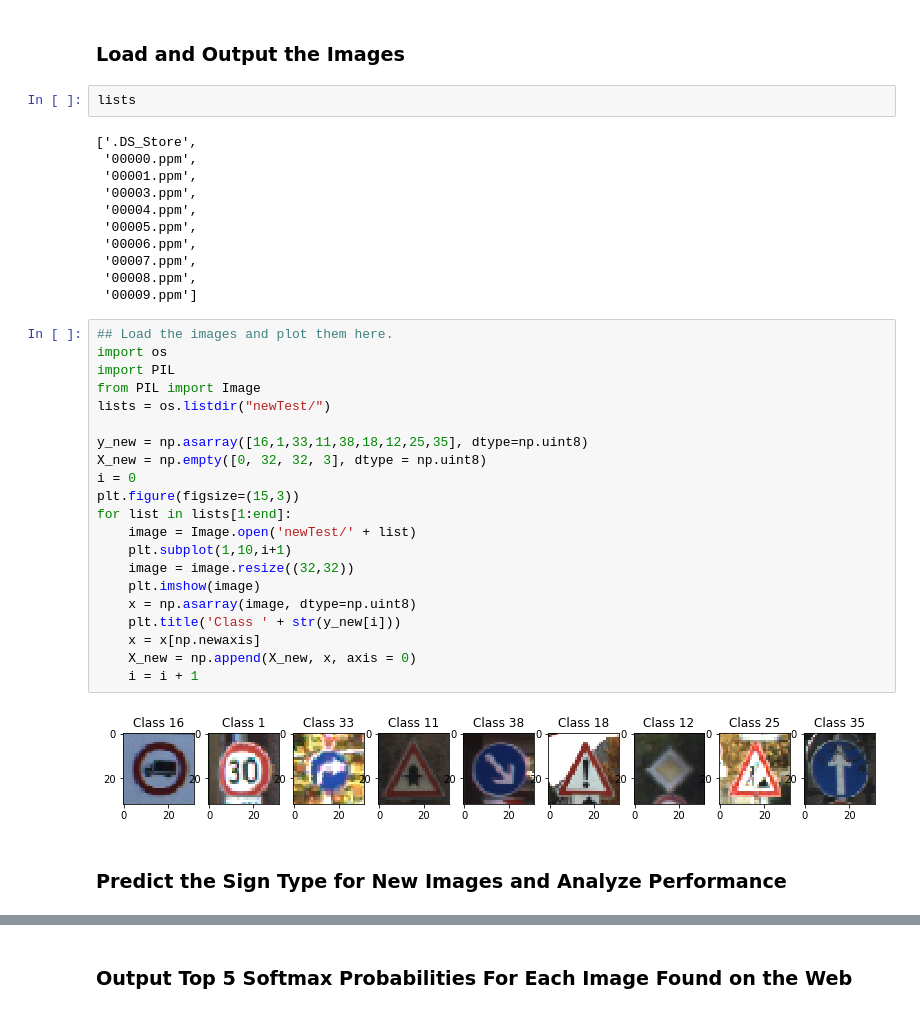
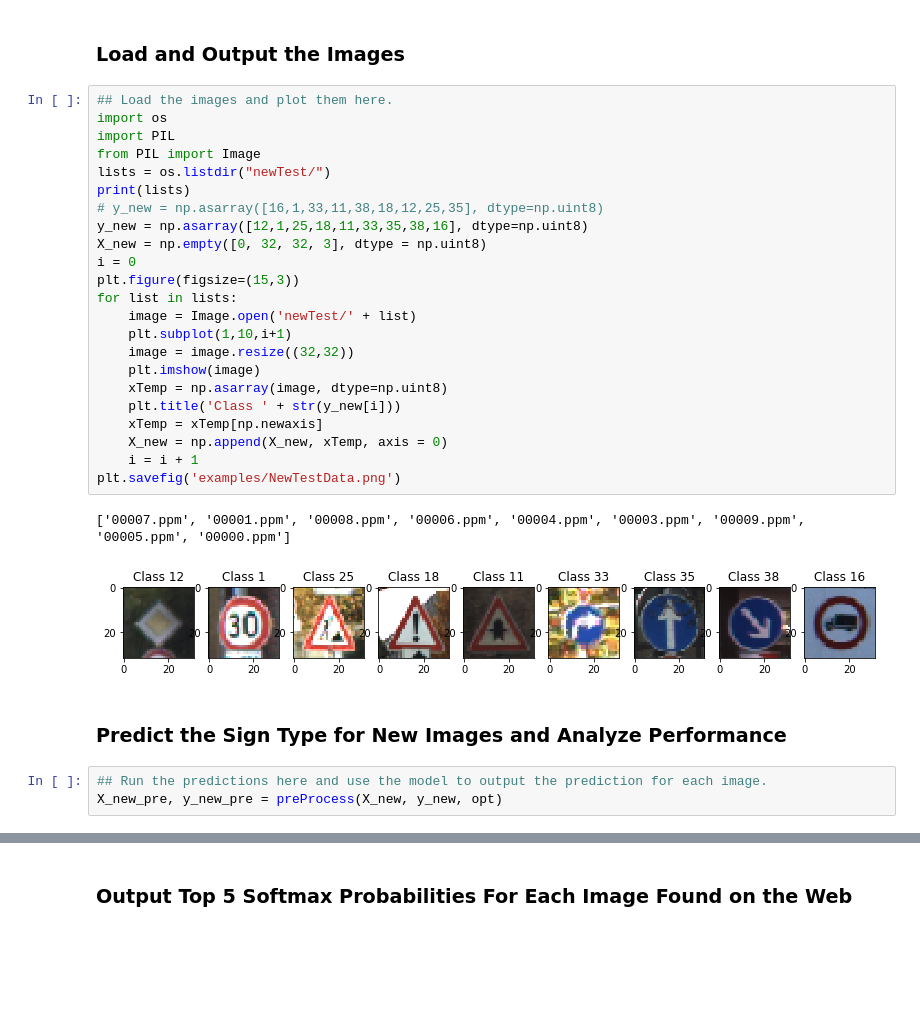
Before and after one commit to yichen-um/Traffic_Sign_Classification_CNN, a Jupyter notebook: Traffic_Sign_Classifier.ipynb, the cells around one changed output, grey strips where cells are left out. Cells and saved outputs as stored; diff of their text form; blank space fills up the shorter version.

```diff
--- a/Traffic_Sign_Classifier.ipynb
+++ b/Traffic_Sign_Classifier.ipynb
@@ -642,42 +702,35 @@ To give yourself more insight into how your model is working, download at least
 You may find `signnames.csv` useful as it contains mappings from the class id (integer) to the actual sign name.
 # %% [markdown]
 ### Load and Output the Images
-# %%
-lists
-# %% [output]
-['.DS_Store',
- '00000.ppm',
- '00001.ppm',
- '00003.ppm',
- '00004.ppm',
- '00005.ppm',
- '00006.ppm',
- '00007.ppm',
- '00008.ppm',
- '00009.ppm']
 # %%
 ## Load the images and plot them here.
 import os
 import PIL
 from PIL import Image
 lists = os.listdir("newTest/")
-
-y_new = np.asarray([16,1,33,11,38,18,12,25,35], dtype=np.uint8)
+print(lists)
+# y_new = np.asarray([16,1,33,11,38,18,12,25,35], dtype=np.uint8)
+y_new = np.asarray([12,1,25,18,11,33,35,38,16], dtype=np.uint8)
 X_new = np.empty([0, 32, 32, 3], dtype = np.uint8)
 i = 0
 plt.figure(figsize=(15,3))
-for list in lists[1:end]:
+for list in lists:
     image = Image.open('newTest/' + list)
     plt.subplot(1,10,i+1)
     image = image.resize((32,32))
     plt.imshow(image)
-    x = np.asarray(image, dtype=np.uint8)
+    xTemp = np.asarray(image, dtype=np.uint8)
     plt.title('Class ' + str(y_new[i]))
-    x = x[np.newaxis]
-    X_new = np.append(X_new, x, axis = 0)
+    xTemp = xTemp[np.newaxis]
+    X_new = np.append(X_new, xTemp, axis = 0)
     i = i + 1
+plt.savefig('examples/NewTestData.png')
 # %% [output]
+['00007.ppm', '00001.ppm', '00008.ppm', '00006.ppm', '00004.ppm', '00003.ppm', '00009.ppm', '00005.ppm', '00000.ppm']
-[figure, old version]
+[figure, new version]
 # %% [markdown]
 ### Predict the Sign Type for New Images and Analyze Performance
+# %%
+## Run the predictions here and use the model to output the prediction for each image.
+X_new_pre, y_new_pre = preProcess(X_new, y_new, opt)
 # %%
```
Also changed, not shown: parts of 14 cells of this notebook, 13 other files.
